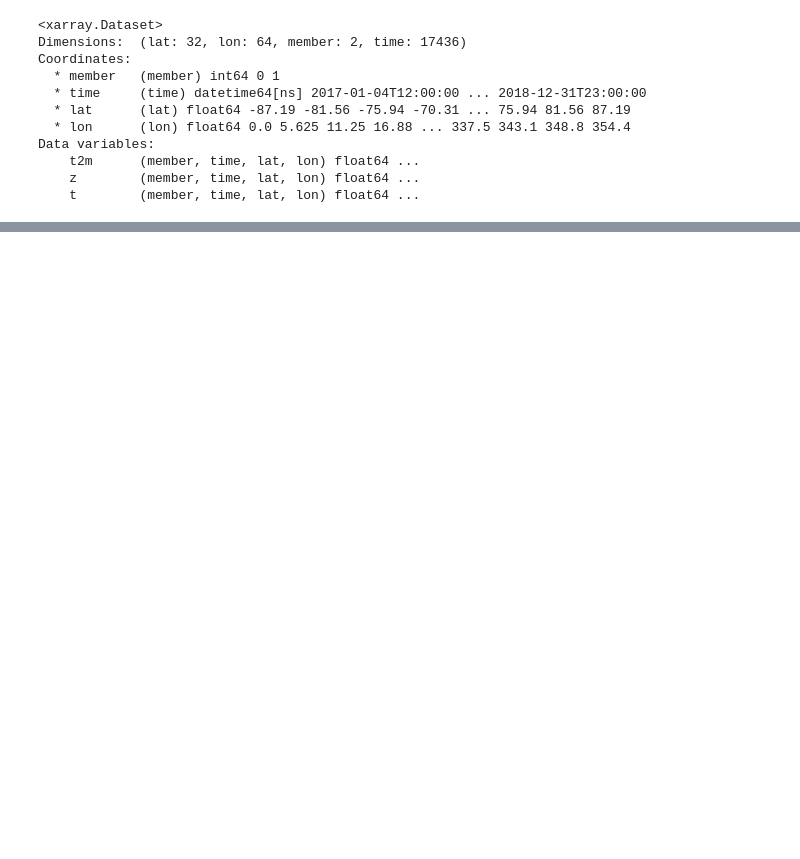
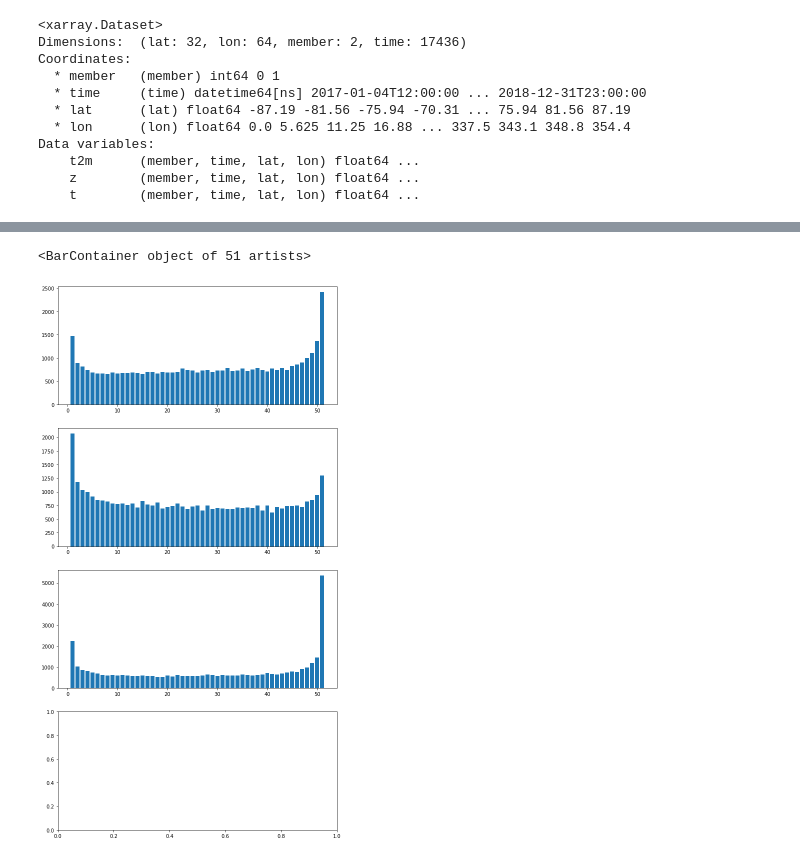
Before and after one commit to sagar-garg/WeatherBench, a Jupyter notebook: nbs_probabilistic/all-scores-comparison.ipynb, the cells around one changed output, grey strips where cells are left out. Drawn from its saved outputs; the diff is of its cells as text; code cells hidden in the pictures; blank space fills up the shorter version.

Commit message:
tigge

```diff
--- a/nbs_probabilistic/all-scores-comparison.ipynb
+++ b/nbs_probabilistic/all-scores-comparison.ipynb
@@ -57,12 +61,12 @@ member=2
 backup_specific_humidity  temperature
 constants                 temperature_850
 # %%
-z500_valid = load_test_data(f'{datadir}/geopotential_500', 'z').drop('level')
-t850_valid = load_test_data(f'{datadir}/temperature_850', 't').drop('level')
+z500_valid = load_test_data(f'{datadir}/geopotential_500', 'z').drop('level').rename('z_500')
+t850_valid = load_test_data(f'{datadir}/temperature_850', 't').drop('level').rename('t_850')
 t2m_valid = xr.open_mfdataset(f'{datadir}/2m_temperature/*.nc',combine='by_coords')
 tp_valid=xr.open_mfdataset(f'{datadir}/6hr_precipitation/*.nc',combine='by_coords')
 
-ztt_valid=xr.merge([z500_valid,t850_valid, t2m_valid]).rename({'z':'z_500', 't':'t_850'})
+ztt_valid=xr.merge([z500_valid,t850_valid, t2m_valid])
 valid=xr.merge([ztt_valid, tp_valid])
 valid
 # %% [output]
@@ -1233,0 +1248,14 @@ Data variables:
+# %%
+
+#should carefully combine all z500, t850, t2m, tp since different data sizes
+
+tigge_var_dict=['geopotential_500_ens','temperature_850_ens',
+                '2m_temperature','total_precipitation']
+tigge=xr.merge([xr.open_mfdataset(f'{tigge_dir}/{var}/*.nc'
+                        , combine='by_coords') for var in tigge_var_dict], compat="override")
+tigge=tigge.sel(step='3 days')
+tigge['time'] = tigge['valid_time']#in tigge orignally time meant initialization time
+tigge=tigge.sel(time=slice('2017','2018')) #few values of 2019 here.
+tigge = tigge.rename({'number': 'member', 'gh':'z_500','t':'t_850'})
+tigge['z_500'] *= 9.806 # Convert geopotential height to geopotential
+tigge
@@ -1233,0 +1361,3 @@ Data variables:
+# %%
+tigge=tigge.drop_vars('tp')
+valid=valid.drop_vars('tp')
@@ -1233,0 +1410,24 @@ Data variables:
+# %%
+#Rank Histogram
+pred=tigge.isel(time=slice(0,20))#Ask- Run Full. Only a subset possible. too slow.
+obs=valid.sel(time=pred.time)
+obs = obs.chunk({'time': 500})
+pred=pred.chunk({'time':500})
+#Ques: doesnt help much. still unable to run rank-histogram on full data due to memory error.
+
+from ranky import rankz
+
+mask=np.ones(obs.z_500.values.shape) #useless. #masked where 0/false.
+result_z_500 = rankz(obs.z_500.values, pred.z_500.values, mask)
+result_t_850 = rankz(obs.t_850.values, pred.t_850.values, mask)
+result_t2m = rankz(obs.t2m.values, pred.t2m.values, mask)
+# result_tp = rankz(obs.tp.values, pred.tp.values, mask)
+# %%
+fig, axs=plt.subplots(4,1, figsize=(10,20))
+axs[0].bar(range(1,pred.z_500.values.shape[0]+2), result_z_500[0])
+axs[1].bar(range(1,pred.t_850.values.shape[0]+2), result_t_850[0])
+axs[2].bar(range(1,pred.t2m.values.shape[0]+2), result_t2m[0])
+#axs[1,1].bar(range(1,pred.tp.values.shape[0]+2), result_tp[0])
+# %% [output]
+<BarContainer object of 51 artists>
+[figure, added]
```
Also changed, not shown: parts of 24 cells of this notebook.
